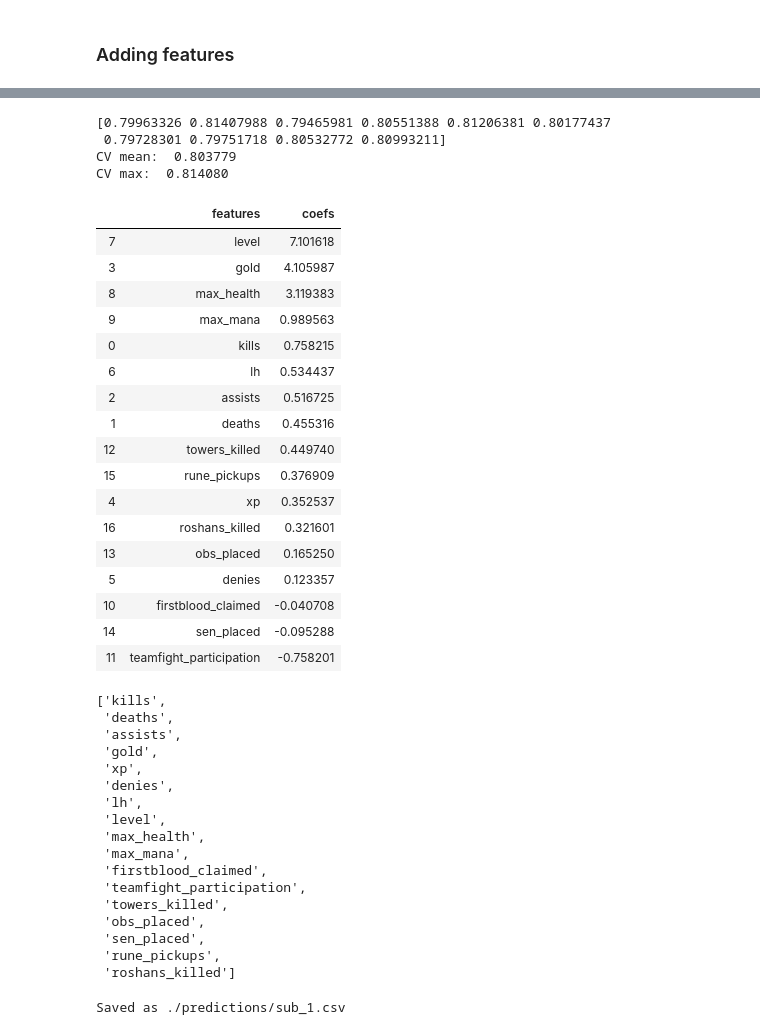
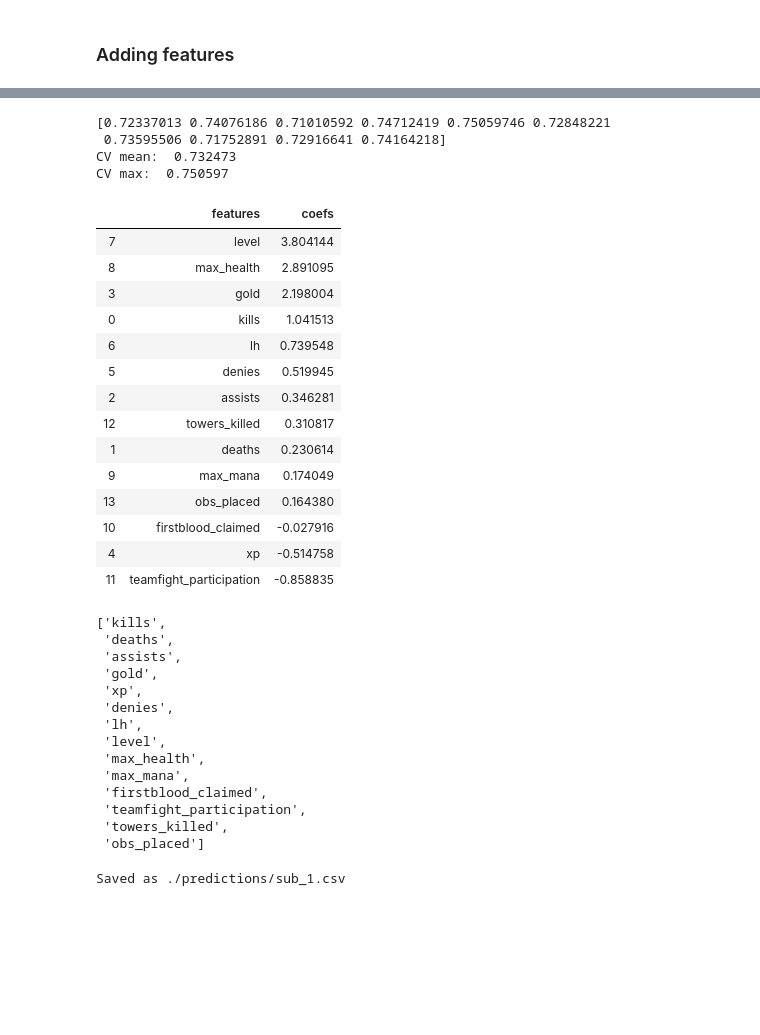
Before and after one commit to koolvn/mlcourse.ai, a Jupyter notebook: competitions/dota2/dota2_competition.ipynb, the cells around one changed output, grey strips where cells are left out. Drawn from its saved outputs; the diff is of its cells as text; code cells hidden in the pictures; blank space fills up the shorter version.

```diff
--- a/competitions/dota2/dota2_competition.ipynb
+++ b/competitions/dota2/dota2_competition.ipynb
@@ -37,7 +37,7 @@ PATH_TO_PREDS = './predictions/'
 SEED = 17
 
 skf = StratifiedKFold(n_splits=10, random_state=SEED)
-logit = LogisticRegression(random_state=SEED, solver='lbfgs', max_iter=500)
+logit = LogisticRegression(random_state=SEED, solver='lbfgs', max_iter=1000)
 pca_1 = PCA(n_components=1)
 pca_2 = PCA(n_components=2)
 scaler = StandardScaler()
@@ -67,8 +77,11 @@ cols = pd.read_csv(path.join(PATH_TO_DATA, 'train_features.csv'), sep=',', nrows
 cols = list(set(cols) - {'match_id_hash'})
 
 train_df = pd.read_csv(path.join(PATH_TO_DATA, 'train_features.csv'), sep=',', header=0, usecols=cols)
+train_df = train_df[(train_df['game_mode'].isin([22,4,23]))&(train_df['game_time'] < 1000)]
 train_targets = pd.read_csv(path.join(PATH_TO_DATA, 'train_targets.csv'),
                             header=0, usecols=['radiant_win'], squeeze=True).astype('int')
+
+train_targets = train_targets[train_df.index]
 
 test_df = pd.read_csv(path.join(PATH_TO_DATA, 'test_features.csv'), sep=',', header=0, usecols=cols)
 
@@ -101,9 +123,9 @@ team_features = ['kills',
                  'teamfight_participation',
                  'towers_killed',
                  'obs_placed',
-                 'sen_placed',
-                 'rune_pickups',
-                 'roshans_killed',
+#                  'sen_placed',
+#                  'rune_pickups',
+#                  'roshans_killed',
 #                  'stuns',
 #                  'camps_stacked',
                 ]
@@ -117,7 +139,7 @@ for feature in team_features:
 # team_features.append('chat_len')
 # new_df['objectives_len'] = scaler.fit_transform(full_df['objectives_len'].values.reshape(-1, 1))
 # team_features.append('objectives_len')
-# new_df['game_time'] = scaler.fit_transform(full_df['game_time'].values.reshape(-1,1))
+new_df['game_time'] = full_df['game_time'].values
 # team_features.append('game_time')
 
 new_df.head(3)
@@ -127,39 +149,43 @@ Wall time: 15.7 s
 | 0 | -1.000000 | 1.0 | -1.000000 | -0.319298 | -0.215369 | -0.666667 | -0.122807 | -0.181818 | 0.000000 | -0.132659 | ... |
 | 1 | 0.684211 | -0.6 | 0.647059 | 0.160557 | 0.152209 | 0.272727 | 0.139013 | 0.104478 | 0.070248 | 0.041403 | ... |
 | 2 | 0.000000 | 0.0 | 0.000000 | 0.294118 | 0.000000 | 0.000000 | 0.000000 | 0.000000 | -0.003155 | 0.025788 | ... |
+# %%
+X_train = new_df.drop(columns=['game_time'])[:idx].values
+y_train = train_targets.values
+
+X_test = new_df.drop(columns=['game_time'])[idx:].values
 # %%
-team_features_cv = cross_val_score(logit, new_df[:idx].values, train_targets.values,
+team_features_cv = cross_val_score(logit, X_train, y_train,
                                    scoring='roc_auc', cv=skf)
 print(team_features_cv)
 print(f'CV mean: {team_features_cv.mean(): 4f}')
 print(f'CV max: {team_features_cv.max(): 4f}')
-logit.fit(new_df[:idx].values, train_targets.values)
-preds = logit.predict_proba(new_df[idx:].values)
-feature_importance = pd.DataFrame({'features': team_features, 'coefs': logit.coef_[0]}).sort_values(by='coefs', ascending=False)
+
+logit.fit(X_train, y_train)
+preds = logit.predict_proba(X_test)
+feature_importance = pd.DataFrame({'features': team_features,
+                                   'coefs': logit.coef_[0]}).sort_values(by='coefs', ascending=False)
 feature_importance
 # %% [output]
-[0.79963326 0.81407988 0.79465981 0.80551388 0.81206381 0.80177437
- 0.79728301 0.79751718 0.80532772 0.80993211]
-CV mean:  0.803779
-CV max:  0.814080
+[0.72337013 0.74076186 0.71010592 0.74712419 0.75059746 0.72848221
+ 0.73595506 0.71752891 0.72916641 0.74164218]
+CV mean:  0.732473
+CV max:  0.750597
 |  | features | coefs |
-| 7 | level | 7.101618 |
-| 3 | gold | 4.105987 |
-| 8 | max_health | 3.119383 |
-| 9 | max_mana | 0.989563 |
-| 0 | kills | 0.758215 |
-| 6 | lh | 0.534437 |
-| 2 | assists | 0.516725 |
-| 1 | deaths | 0.455316 |
-| 12 | towers_killed | 0.449740 |
-| 15 | rune_pickups | 0.376909 |
-| 4 | xp | 0.352537 |
-| 16 | roshans_killed | 0.321601 |
-| 13 | obs_placed | 0.165250 |
-| 5 | denies | 0.123357 |
-| 10 | firstblood_claimed | -0.040708 |
-| 14 | sen_placed | -0.095288 |
-| 11 | teamfight_participation | -0.758201 |
+| 7 | level | 3.804144 |
+| 8 | max_health | 2.891095 |
+| 3 | gold | 2.198004 |
+| 0 | kills | 1.041513 |
+| 6 | lh | 0.739548 |
+| 5 | denies | 0.519945 |
+| 2 | assists | 0.346281 |
+| 12 | towers_killed | 0.310817 |
+| 1 | deaths | 0.230614 |
+| 9 | max_mana | 0.174049 |
+| 13 | obs_placed | 0.164380 |
+| 10 | firstblood_claimed | -0.027916 |
+| 4 | xp | -0.514758 |
+| 11 | teamfight_participation | -0.858835 |
 # %%
 team_features
 # %% [output]
@@ -176,10 +202,7 @@ team_features
  'firstblood_claimed',
  'teamfight_participation',
  'towers_killed',
- 'obs_placed',
- 'sen_placed',
- 'rune_pickups',
- 'roshans_killed']
+ 'obs_placed']
 # %%
 filename = f'sub_1.csv'
 write_submission_file(preds, path.join(PATH_TO_PREDS, filename))
```
Also changed, not shown: parts of 34 cells of this notebook.
